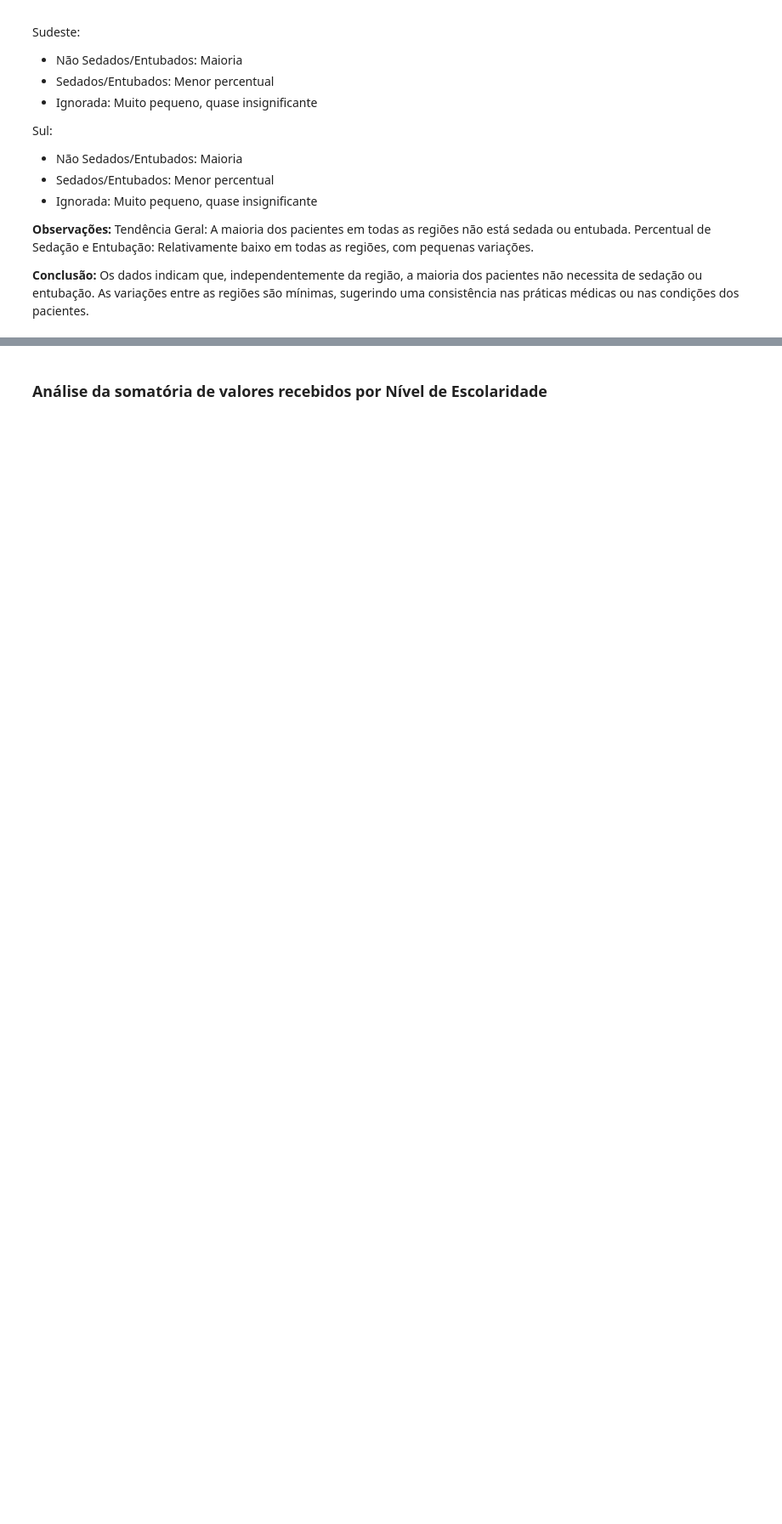
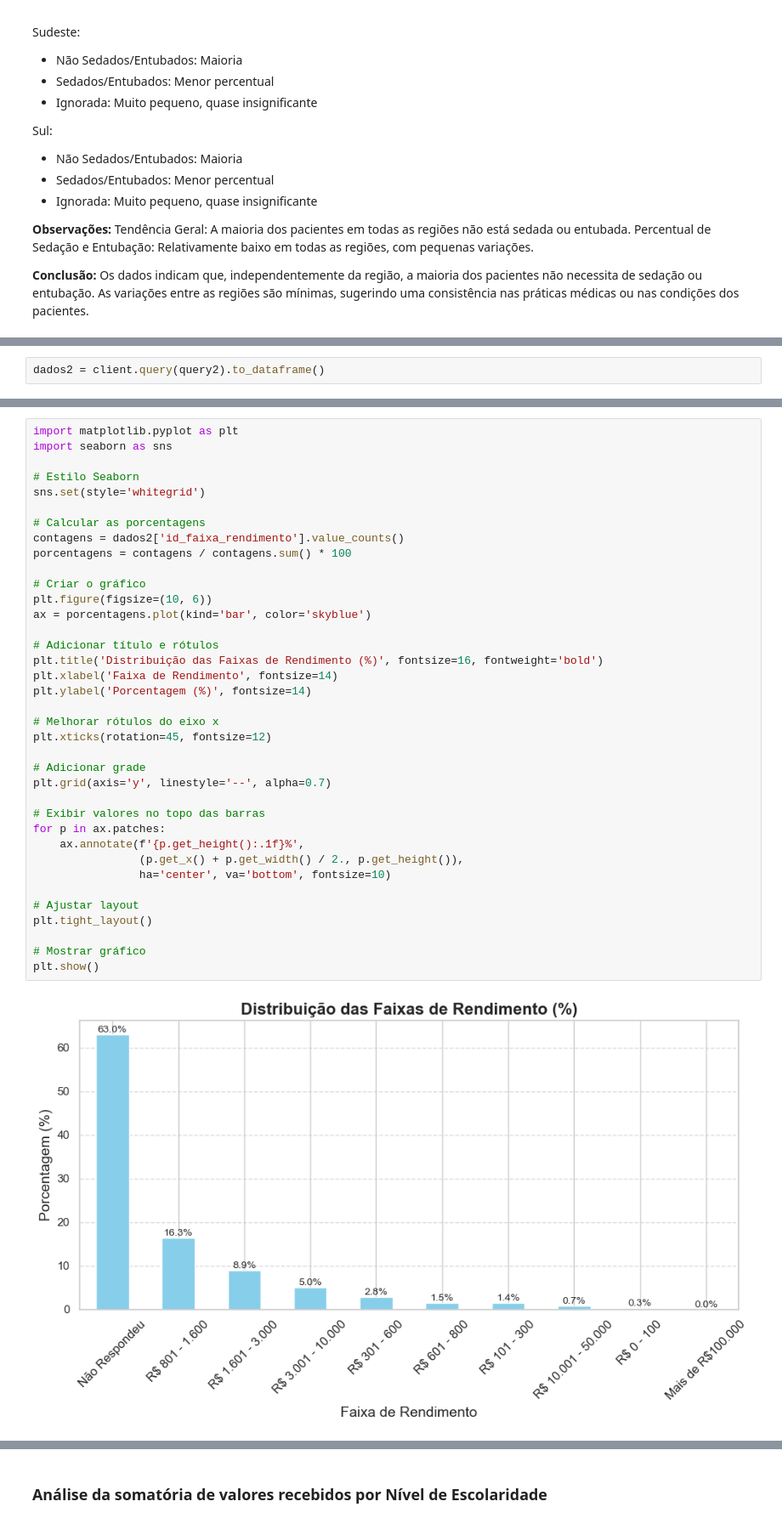
Before and after one commit to Tamireees/Tech_Challenge_Fase3, a Jupyter notebook: base_pnad_covid_19.ipynb, the cells around one changed output, grey strips where cells are left out. Shown at 85% size. Saved outputs shown, nothing was run; the diff lists cells and outputs as text; blank space fills up the shorter version.

```diff
--- a/base_pnad_covid_19.ipynb
+++ b/base_pnad_covid_19.ipynb
@@ -2417,0 +2447,2 @@ Os dados indicam que, independentemente da região, a maioria dos pacientes não
+# %%
+dados2 = client.query(query2).to_dataframe()
@@ -2417,0 +2486,39 @@ Os dados indicam que, independentemente da região, a maioria dos pacientes não
+# %%
+import matplotlib.pyplot as plt
+import seaborn as sns
+
+# Estilo Seaborn
+sns.set(style='whitegrid')
+
+# Calcular as porcentagens
+contagens = dados2['id_faixa_rendimento'].value_counts()
+porcentagens = contagens / contagens.sum() * 100
+
+# Criar o gráfico
+plt.figure(figsize=(10, 6))
+ax = porcentagens.plot(kind='bar', color='skyblue')
+
+# Adicionar título e rótulos
+plt.title('Distribuição das Faixas de Rendimento (%)', fontsize=16, fontweight='bold')
+plt.xlabel('Faixa de Rendimento', fontsize=14)
+plt.ylabel('Porcentagem (%)', fontsize=14)
+
+# Melhorar rótulos do eixo x
+plt.xticks(rotation=45, fontsize=12)
+
+# Adicionar grade
+plt.grid(axis='y', linestyle='--', alpha=0.7)
+
+# Exibir valores no topo das barras
+for p in ax.patches:
+    ax.annotate(f'{p.get_height():.1f}%',
+                (p.get_x() + p.get_width() / 2., p.get_height()),
+                ha='center', va='bottom', fontsize=10)
+
+# Ajustar layout
+plt.tight_layout()
+
+# Mostrar gráfico
+plt.show()
+# %% [output]
+[figure, added]
```
Also changed, not shown: parts of 49 cells of this notebook.
